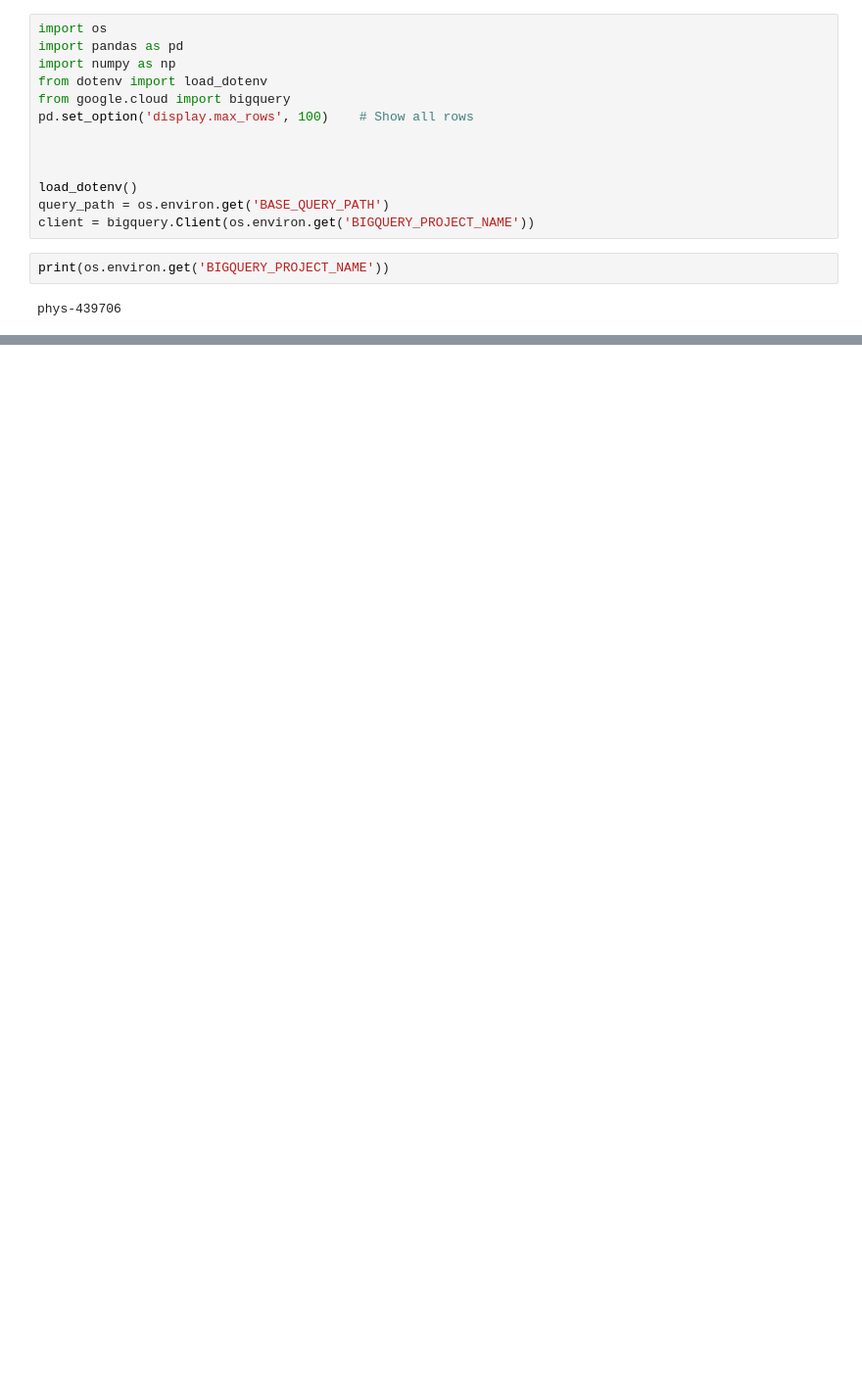
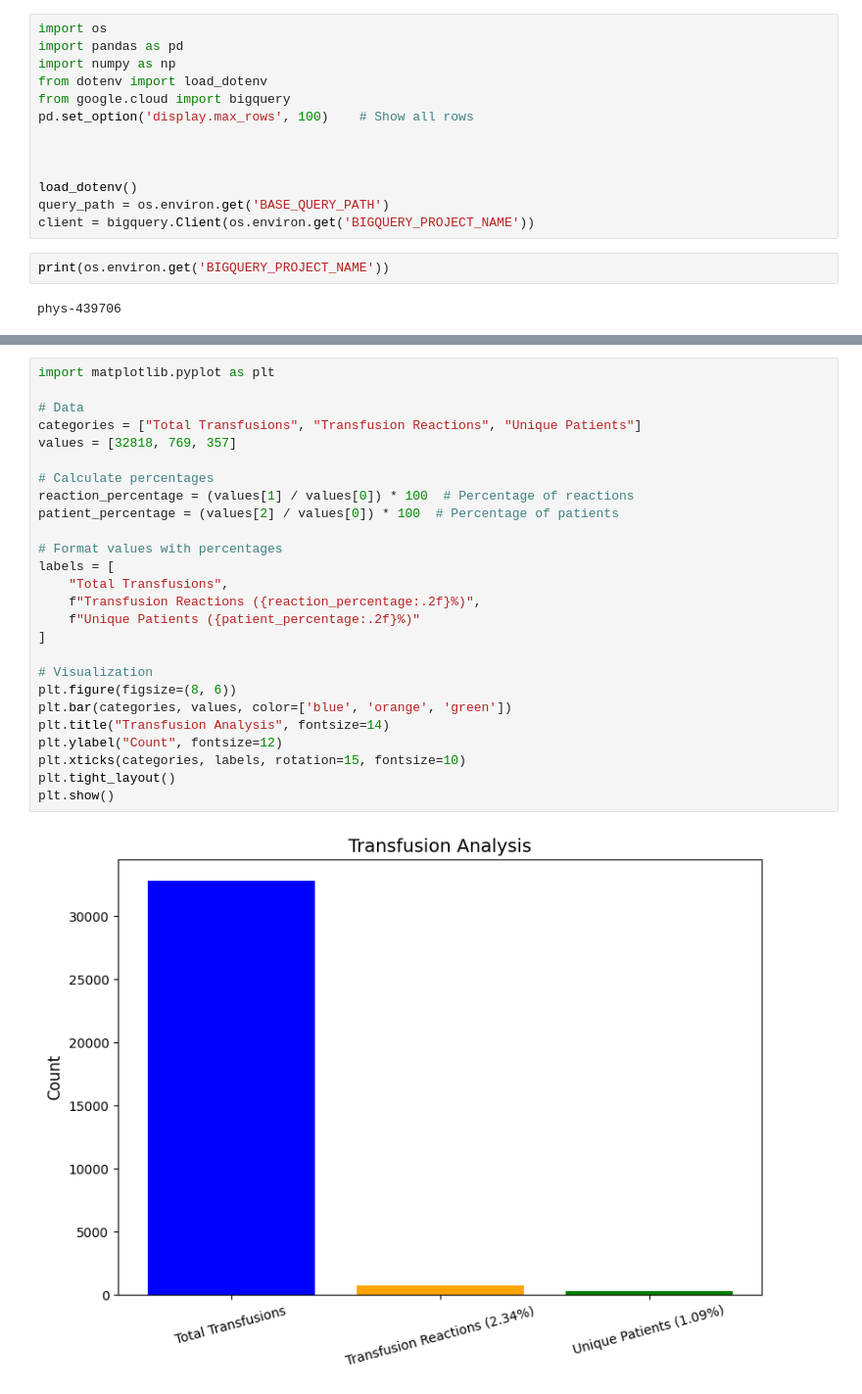
Before and after one commit to kmorhun/tranfusion-reactions, a Jupyter notebook: exploratory_data_analysis/fnhrt_symptoms.ipynb, the cells around one changed output, grey strips where cells are left out. Shown at 98% size. Drawn from its saved outputs; the diff is of its cells as text; blank space fills up the shorter version.

```diff
--- a/exploratory_data_analysis/fnhrt_symptoms.ipynb
+++ b/exploratory_data_analysis/fnhrt_symptoms.ipynb
@@ -86,0 +127,28 @@ plt.show()
+# %%
+import matplotlib.pyplot as plt
+
+# Data
+categories = ["Total Transfusions", "Transfusion Reactions", "Unique Patients"]
+values = [32818, 769, 357]
+
+# Calculate percentages
+reaction_percentage = (values[1] / values[0]) * 100  # Percentage of reactions
+patient_percentage = (values[2] / values[0]) * 100  # Percentage of patients
+
+# Format values with percentages
+labels = [
+    "Total Transfusions",
+    f"Transfusion Reactions ({reaction_percentage:.2f}%)",
+    f"Unique Patients ({patient_percentage:.2f}%)"
+]
+
+# Visualization
+plt.figure(figsize=(8, 6))
+plt.bar(categories, values, color=['blue', 'orange', 'green'])
+plt.title("Transfusion Analysis", fontsize=14)
+plt.ylabel("Count", fontsize=12)
+plt.xticks(categories, labels, rotation=15, fontsize=10)
+plt.tight_layout()
+plt.show()
+# %% [output]
+[figure, added]
```
Also changed, not shown: parts of 5 cells of this notebook, 13 other files.
